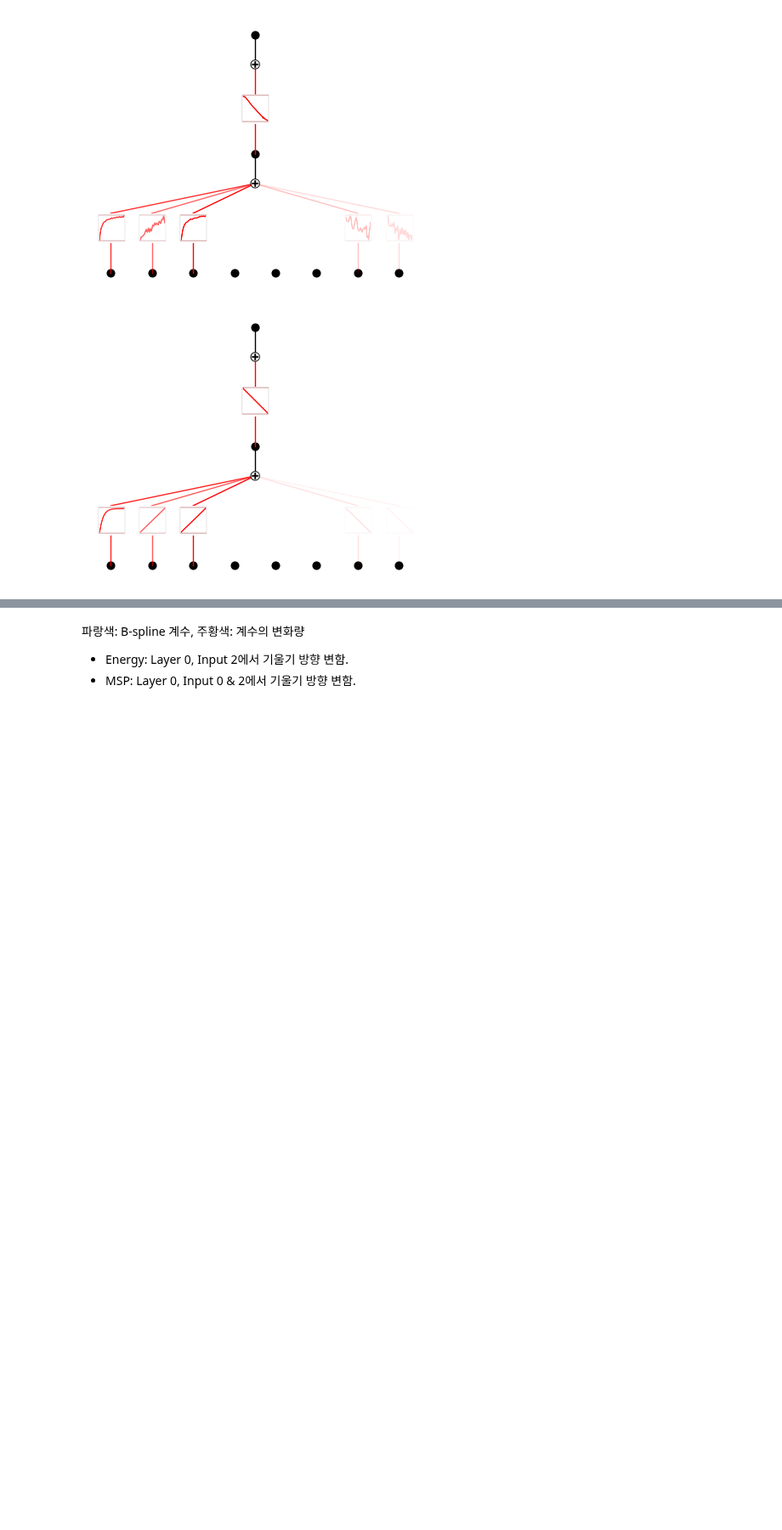
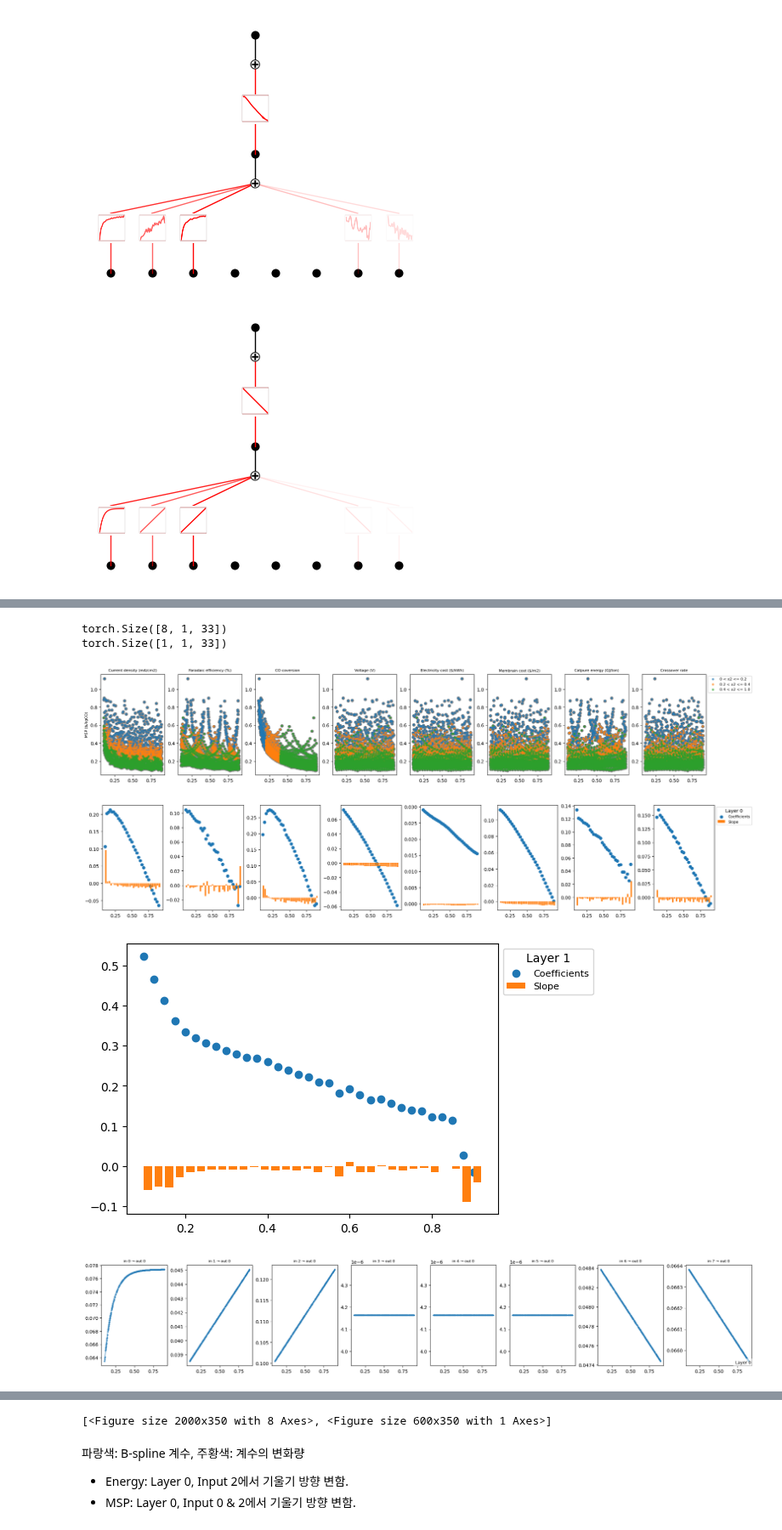
Before and after one commit to Hyein-coder/pykan, a Jupyter notebook: .github/workflows/Hyein/note_0917.ipynb, the cells around one changed output, grey strips where cells are left out. Shown at 85% size. Drawn from its saved outputs; the diff is of its cells as text; code cells hidden in the pictures; blank space fills up the shorter version.

```diff
--- a/.github/workflows/Hyein/note_0917.ipynb
+++ b/.github/workflows/Hyein/note_0917.ipynb
@@ -211,0 +208,32 @@ torch.Size([1, 1, 33])
+# %%
+print(model.act_fun[0].coef.shape)
+print(model.act_fun[1].coef.shape)  # After pruning, the second layer maintains a single node.
+
+X_norm = scaler_X.transform(X)
+y_norm = scaler_y.transform(y)
+# X_norm_selected = X_norm[:, [1, 2, 3, 6]]
+
+# fig_x2, axs_x2 = plot_data_per_interval(X_norm, y_norm, name_X, name_y, 2, [0, 0.3, 0.6])
+fig_x2, axs_x2 = plot_data_per_interval(X_norm, y_norm, name_X, name_y, 2, [0, 0.2, 0.4])
+
+for layer, act_fun in enumerate(model.act_fun):
+    ni, no = act_fun.coef.shape[:2]
+    coef = act_fun.coef.tolist()
+    # Dynamically size figure and use constrained layout to prevent overlaps
+    fig, axs = plt.subplots(nrows=no, ncols=ni, figsize=(max(2.5*ni, 6), max(2.5*no, 3.5)), squeeze=False, constrained_layout=True)
+    for idx_in, coef_in in enumerate(coef):
+        for idx_out, coef_node in enumerate(coef_in):
+            ax = axs[idx_out, idx_in]
+            ax.scatter(np.linspace(0.1, 0.9, (len(coef_node))), coef_node, label='Coefficients')
+            slope = [x - y for x, y in zip(coef_node[1:], coef_node[:-1])]
+            ax.bar(np.linspace(0.1, 0.9, len(slope)), slope, width=0.02, align='edge', label='Slope')
+    axs[-1, -1].legend(loc='upper left', bbox_to_anchor=(1, 1), fontsize=8, title=f'Layer {layer}')
+
+plot_activation_functions(model)
+# %% [output]
+torch.Size([8, 1, 33])
+torch.Size([1, 1, 33])
+[figure, added]
+[figure, added]
+[figure, added]
+[figure, added]
@@ -212,3 +241,4 @@ torch.Size([1, 1, 33])
+[<Figure size 2000x350 with 8 Axes>, <Figure size 600x350 with 1 Axes>]
 # %% [markdown]
 파랑색: B-spline 계수, 주황색: 계수의 변화량
 * Energy: Layer 0, Input 2에서 기울기 방향 변함.
```
Also changed, not shown: parts of 2 cells of this notebook.
